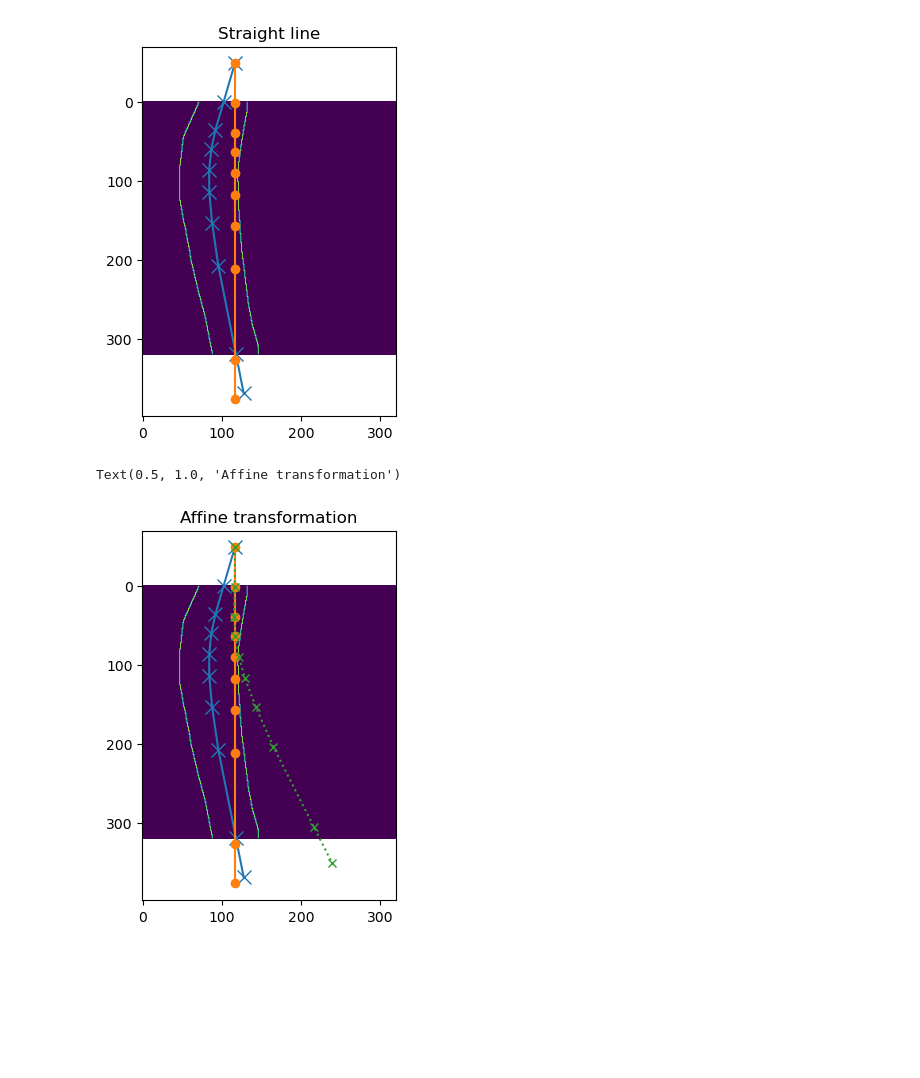
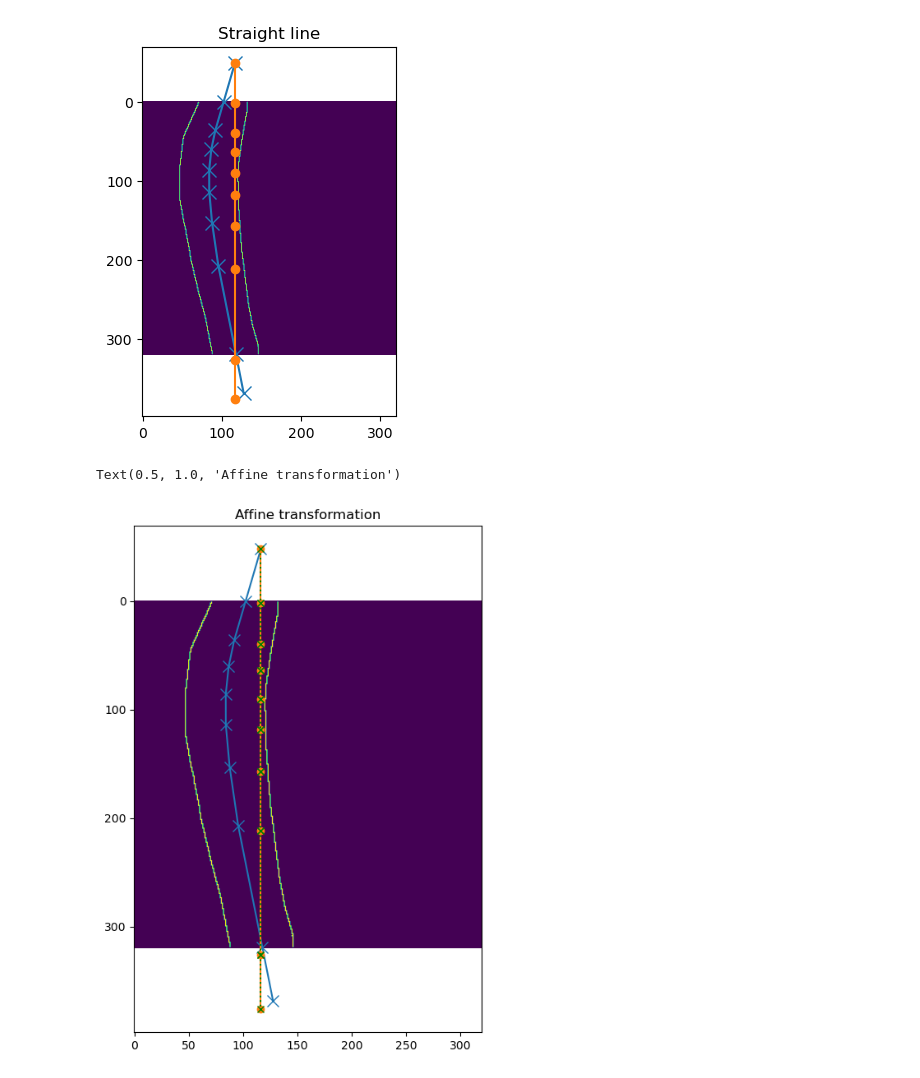
Before and after one commit to JGIBristol/cementum_imaging, a Jupyter notebook: straighten_explainer.ipynb, the cells around one changed output. Saved outputs shown, nothing was run; the diff lists cells and outputs as text; code cells hidden in the pictures; blank space fills up the shorter version.

```diff
--- a/straighten_explainer.ipynb
+++ b/straighten_explainer.ipynb
@@ -245,28 +245,41 @@ Text(0.5, 1.0, 'Straight line')
 # %%
 """
 Find the affine transformation matrix given the start and end points
 
 """
-partial_transform = straighten.partial_transform_matrix(extended_curve, straight_line)
+from more_itertools import pairwise
 
-transformed_curve = straighten.transform_points(extended_curve, partial_transform)
+transform_matrices = [
+    straighten.partial_transform_matrix(np.array(curve_segment), np.array(line_segment))
+    for curve_segment, line_segment in zip(
+        pairwise(extended_curve), pairwise(straight_line)
+    )
+]
 
-fig, axis = plt.subplots()
+transformed_curves = [
+    straighten.transform_points(np.array(curve_segment), transform_matrix)
+    for curve_segment, transform_matrix in zip(
+        pairwise(extended_curve), transform_matrices
+    )
+]
+
+fig, axis = plt.subplots(figsize=(8, 8))
 
 axis.imshow(edges)
 axis.plot(
     extended_curve[:, 0],
     extended_curve[:, 1],
     marker="x",
     markersize=10,
 )
 axis.plot(straight_line[:, 0], straight_line[:, 1], "o-")
-axis.plot(transformed_curve[:, 0], transformed_curve[:, 1], "x:")
+for transformed_curve in transformed_curves:
+    axis.plot(transformed_curve[:, 0], transformed_curve[:, 1], "gx:")
 
 axis.set_title("Affine transformation")
 # %% [output]
 Text(0.5, 1.0, 'Affine transformation')
-[figure, old version]
+[figure, new version]
 # %%
 """
 Split the masked region into a mesh
```
Also changed, not shown: 2 other files.
